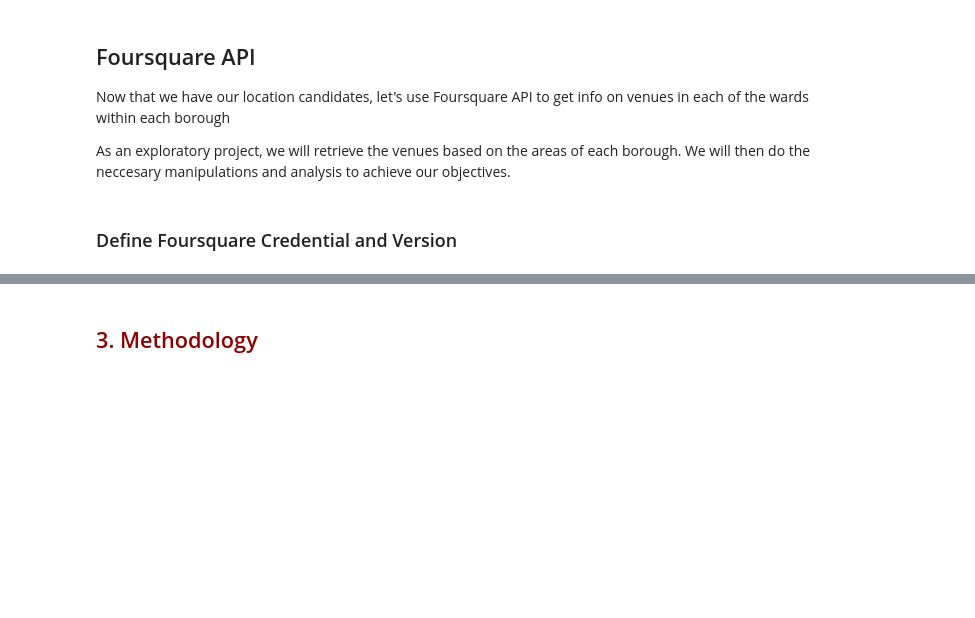
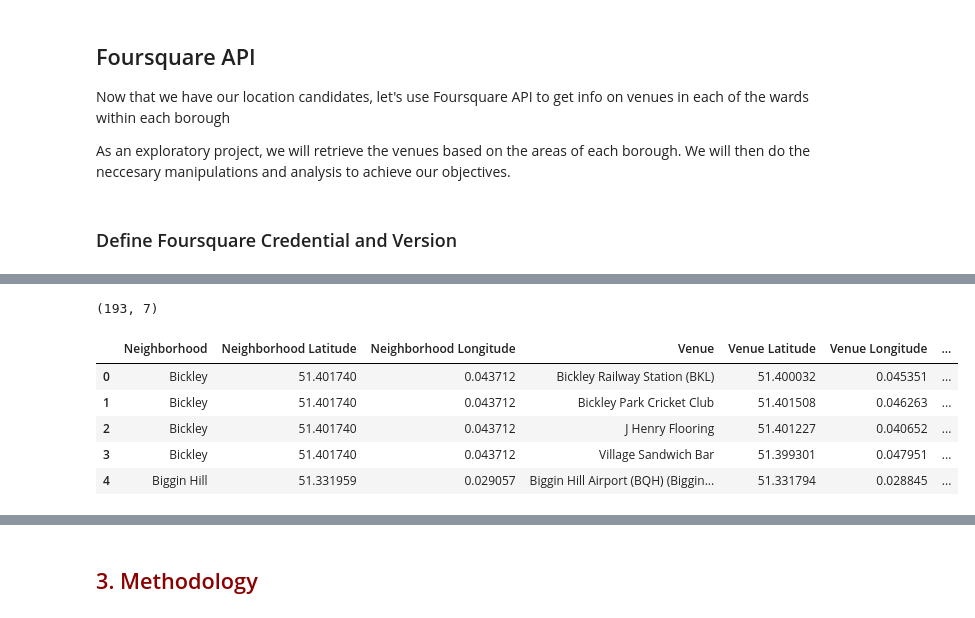
Before and after one commit to sinwee1976/Capstone_project_The_Battle_of_Neighborhood, a Jupyter notebook: The_Battle_of_London_Boroughs - Week 2.ipynb, the cells around one changed output, grey strips where cells are left out. Drawn from its saved outputs; the diff is of its cells as text; code cells hidden in the pictures; blank space fills up the shorter version.

```diff
--- a/The_Battle_of_London_Boroughs - Week 2.ipynb
+++ b/The_Battle_of_London_Boroughs - Week 2.ipynb
@@ -332,0 +360,13 @@ print('{} venues in Bromley were returned by Foursquare.'.format(BROM_nearby_ven
+# %%
+print(BROM_venues.shape)
+
+BROM_venues.to_csv('BROM_venues', index = False)
+BROM_venues.head()
+# %% [output]
+(193, 7)
+|  | Neighborhood | Neighborhood Latitude | Neighborhood Longitude | Venue | Venue Latitude | Venue Longitude | ... |
+| 0 | Bickley | 51.401740 | 0.043712 | Bickley Railway Station (BKL) | 51.400032 | 0.045351 | ... |
+| 1 | Bickley | 51.401740 | 0.043712 | Bickley Park Cricket Club | 51.401508 | 0.046263 | ... |
+| 2 | Bickley | 51.401740 | 0.043712 | J Henry Flooring | 51.401227 | 0.040652 | ... |
+| 3 | Bickley | 51.401740 | 0.043712 | Village Sandwich Bar | 51.399301 | 0.047951 | ... |
+| 4 | Biggin Hill | 51.331959 | 0.029057 | Biggin Hill Airport (BQH) (Biggin... | 51.331794 | 0.028845 | ... |
```
Also changed, not shown: parts of 33 cells of this notebook.
